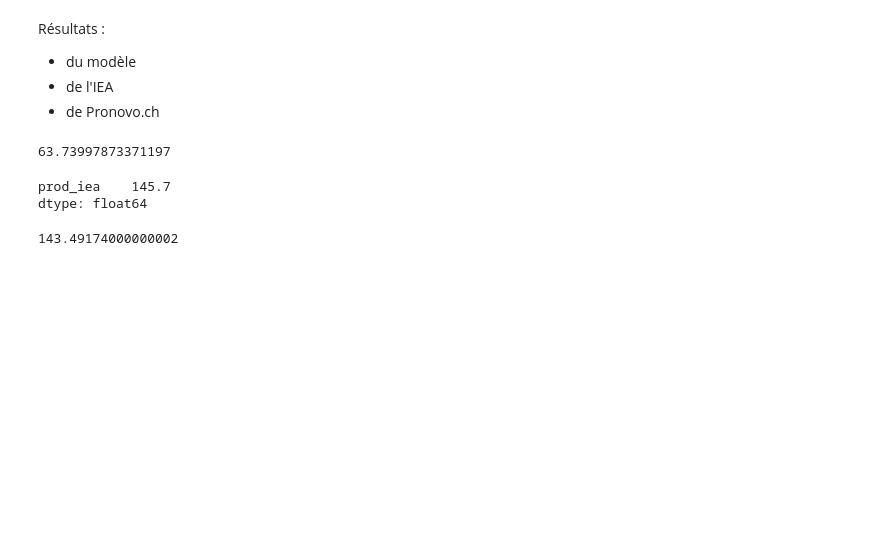
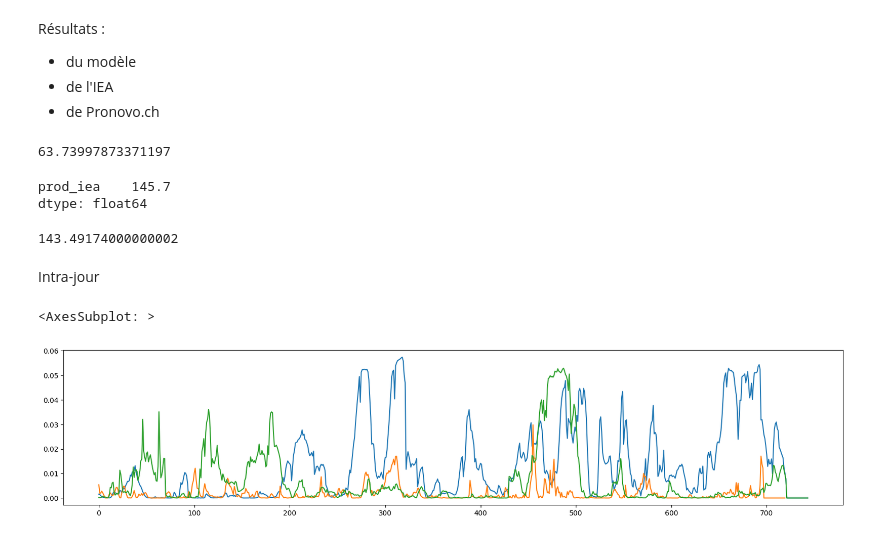
Before and after one commit to AymericBdy/SwissRenewableElectricityModel, a Jupyter notebook: windmodel2.ipynb, the cells around one changed output. Saved outputs shown, nothing was run; the diff lists cells and outputs as text; code cells hidden in the pictures; blank space fills up the shorter version.

```diff
--- a/windmodel2.ipynb
+++ b/windmodel2.ipynb
@@ -297,3 +297,18 @@ dtype: float64
 pv.sum()
 # %% [output]
 143.49174000000002
+# %% [markdown]
+Intra-jour
+# %%
+a = df['2021-01']
+b = df['2021-06']
+c = df['2021-10']
+a = a.reset_index()
+b = b.reset_index()
+c = c.reset_index()
+a[0].plot(figsize=(20,4))
+b[0].plot(figsize=(20,4))
+c[0].plot(figsize=(20,4))
+# %% [output]
+<AxesSubplot: >
+[figure, added]
```
Also changed, not shown: 3 other files.
